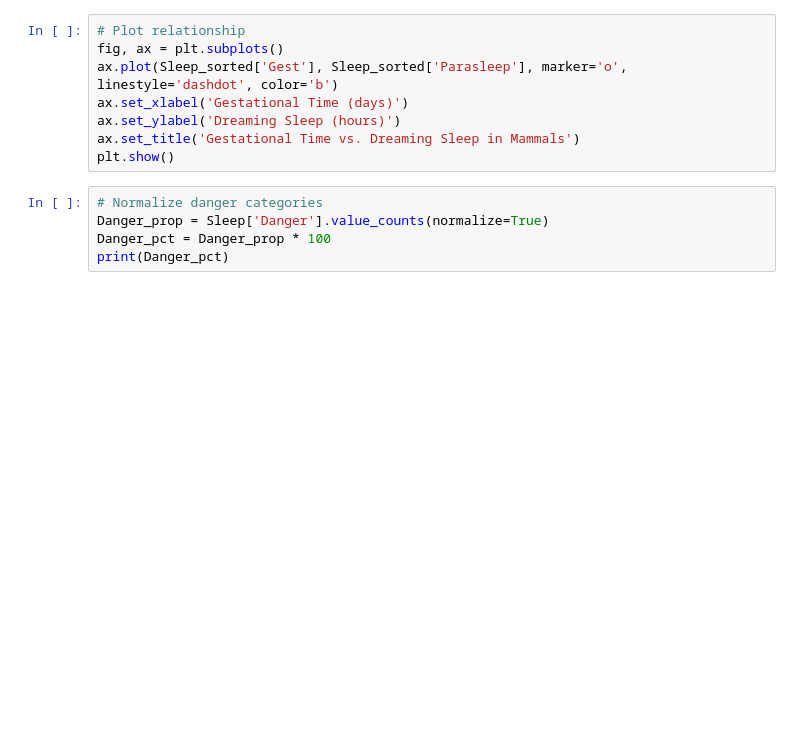
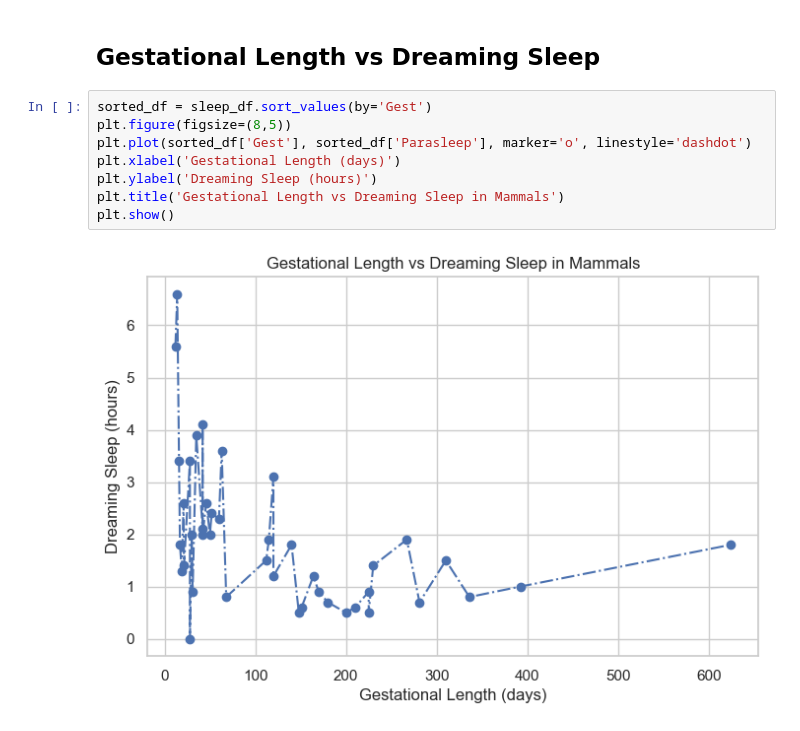
Before and after one commit to JulietOrnellas/sleep-study-analysis, a Jupyter notebook: notebooks/sleep_analysis.ipynb, the cells around one changed output. Drawn from its saved outputs; the diff is of its cells as text; blank space fills up the shorter version.

```diff
--- a/notebooks/sleep_analysis.ipynb
+++ b/notebooks/sleep_analysis.ipynb
@@ -33,13 +41,12 @@ print(Sleep_sorted.head())
+# %% [markdown]
+## Gestational Length vs Dreaming Sleep
 # %%
-# Plot relationship
-fig, ax = plt.subplots()
-ax.plot(Sleep_sorted['Gest'], Sleep_sorted['Parasleep'], marker='o', linestyle='dashdot', color='b')
-ax.set_xlabel('Gestational Time (days)')
-ax.set_ylabel('Dreaming Sleep (hours)')
-ax.set_title('Gestational Time vs. Dreaming Sleep in Mammals')
+sorted_df = sleep_df.sort_values(by='Gest')
+plt.figure(figsize=(8,5))
+plt.plot(sorted_df['Gest'], sorted_df['Parasleep'], marker='o', linestyle='dashdot')
+plt.xlabel('Gestational Length (days)')
+plt.ylabel('Dreaming Sleep (hours)')
+plt.title('Gestational Length vs Dreaming Sleep in Mammals')
 plt.show()
+# %% [output]
+[figure, added]
-# %%
-# Normalize danger categories
-Danger_prop = Sleep['Danger'].value_counts(normalize=True)
-Danger_pct = Danger_prop * 100
-print(Danger_pct)
```
Also changed, not shown: parts of 13 cells of this notebook.
